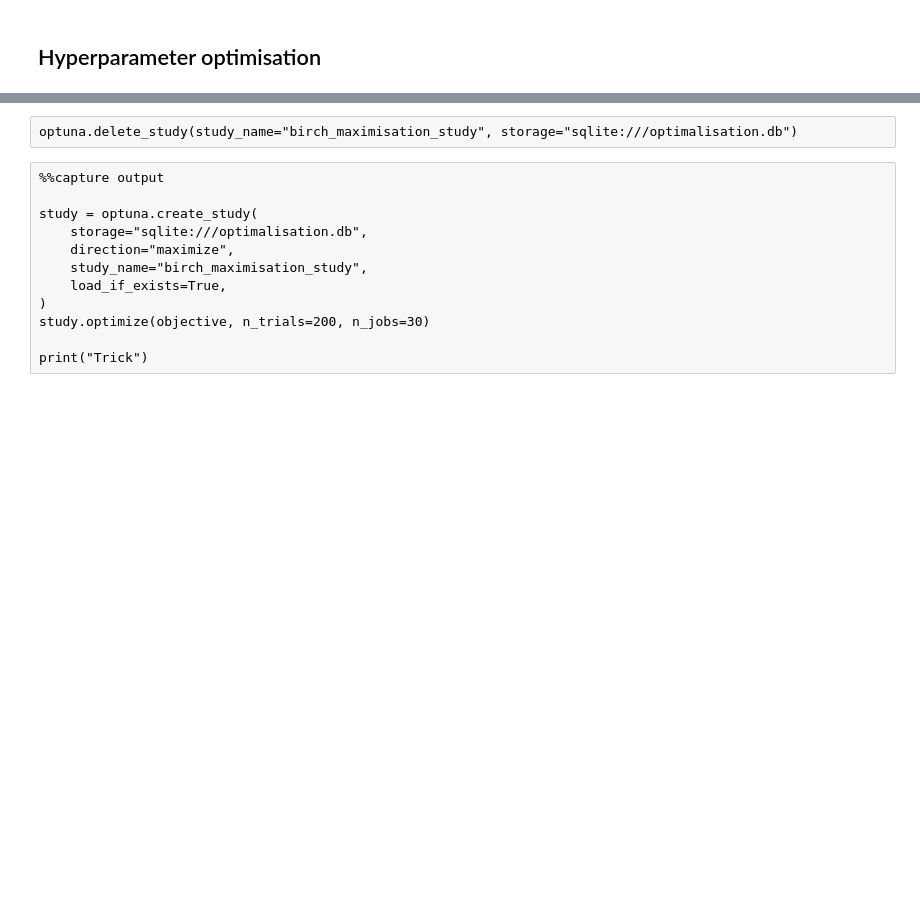
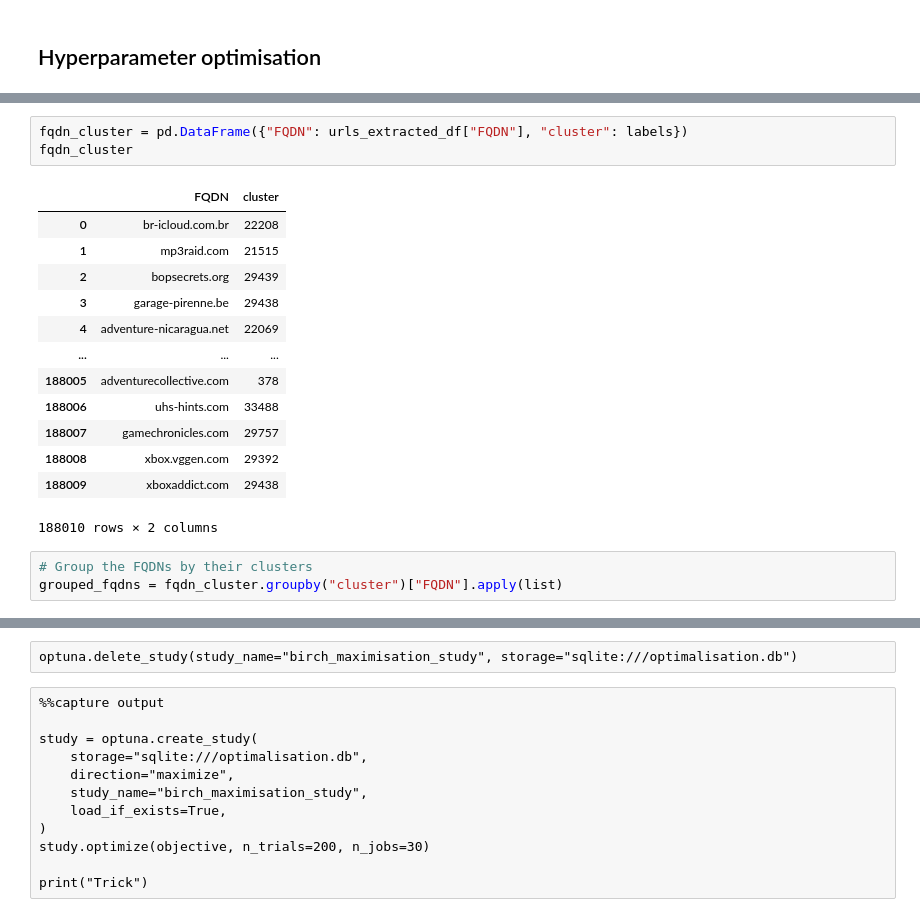
Before and after one commit to Kairixir/URL-domain-name-clustering, a Jupyter notebook: bachelor_thesis.ipynb, the cells around one changed output, grey strips where cells are left out. Drawn from its saved outputs; the diff is of its cells as text; blank space fills up the shorter version.

```diff
--- a/bachelor_thesis.ipynb
+++ b/bachelor_thesis.ipynb
@@ -801,0 +837,20 @@ plt.plot(np.bincount(labels))
+# %%
+fqdn_cluster = pd.DataFrame({"FQDN": urls_extracted_df["FQDN"], "cluster": labels})
+fqdn_cluster
+# %% [output]
+|  | FQDN | cluster |
+| 0 | br-icloud.com.br | 22208 |
+| 1 | mp3raid.com | 21515 |
+| 2 | bopsecrets.org | 29439 |
+| 3 | garage-pirenne.be | 29438 |
+| 4 | adventure-nicaragua.net | 22069 |
+| ... | ... | ... |
+| 188005 | adventurecollective.com | 378 |
+| 188006 | uhs-hints.com | 33488 |
+| 188007 | gamechronicles.com | 29757 |
+| 188008 | xbox.vggen.com | 29392 |
+| 188009 | xboxaddict.com | 29438 |
+188010 rows × 2 columns
+# %%
+# Group the FQDNs by their clusters
+grouped_fqdns = fqdn_cluster.groupby("cluster")["FQDN"].apply(list)
```
Also changed, not shown: parts of 12 cells of this notebook, 3 other files.
